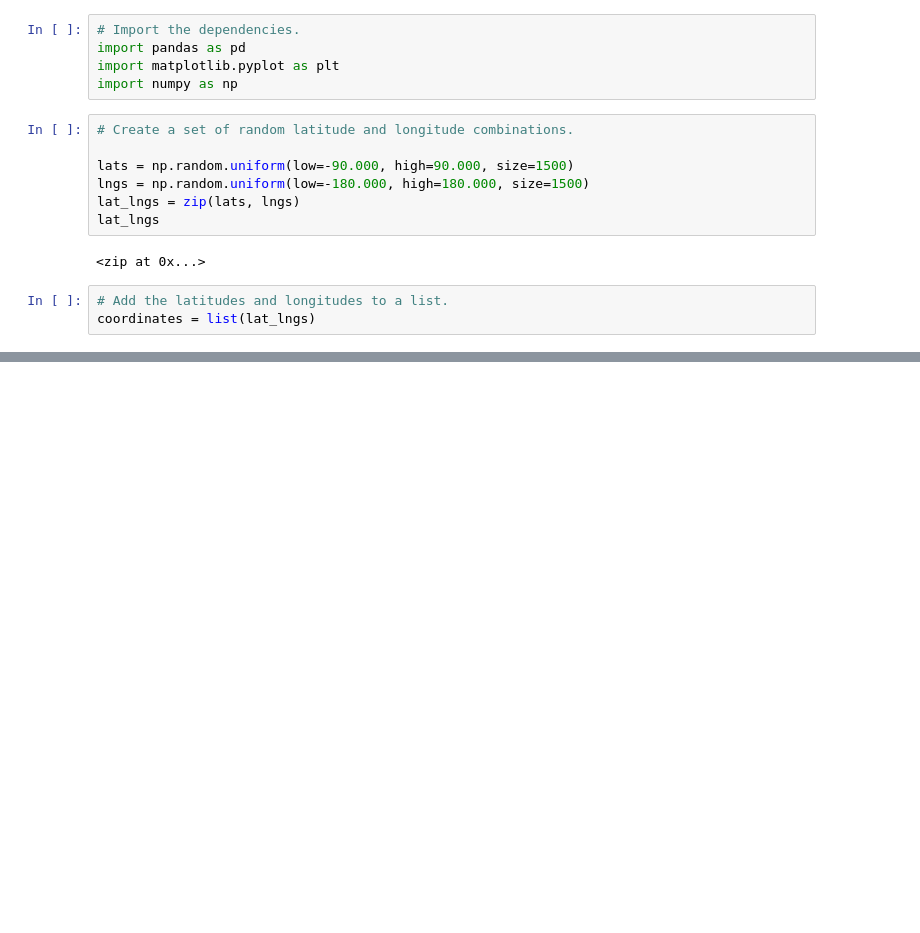
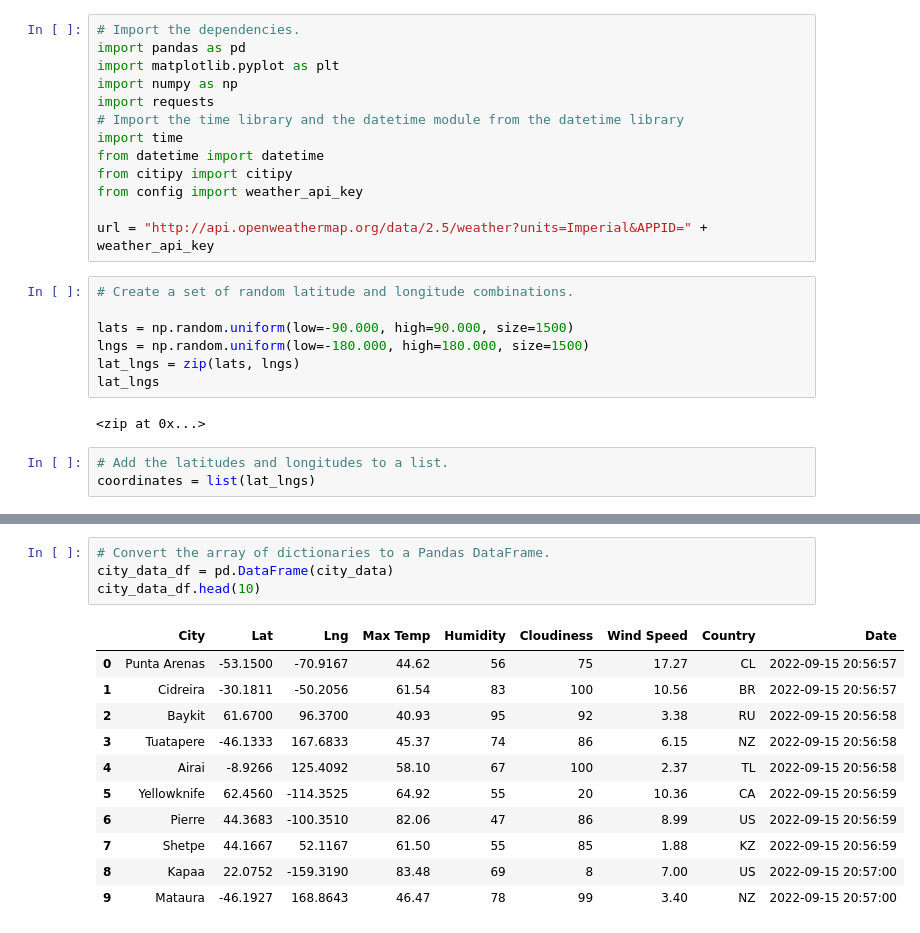
Before and after one commit to jasonmontes94/World_Weather_Analysis, a Jupyter notebook: WeatherPy.ipynb, the cells around one changed output, grey strips where cells are left out. Drawn from its saved outputs; the diff is of its cells as text; blank space fills up the shorter version.

Commit message:
Created dataframe for cities.

```diff
--- a/WeatherPy.ipynb
+++ b/WeatherPy.ipynb
@@ -3,6 +3,14 @@
 import pandas as pd
 import matplotlib.pyplot as plt
 import numpy as np
+import requests
+# Import the time library and the datetime module from the datetime library
+import time
+from datetime import datetime
+from citipy import citipy
+from config import weather_api_key
+
+url = "http://api.openweathermap.org/data/2.5/weather?units=Imperial&APPID=" + weather_api_key
 # %%
 # Create a set of random latitude and longitude combinations.
 
@@ -55,0 +142,16 @@ len(cities)
+# %%
+# Convert the array of dictionaries to a Pandas DataFrame.
+city_data_df = pd.DataFrame(city_data)
+city_data_df.head(10)
+# %% [output]
+|  | City | Lat | Lng | Max Temp | Humidity | Cloudiness | Wind Speed | Country | Date |
+| 0 | Punta Arenas | -53.1500 | -70.9167 | 44.62 | 56 | 75 | 17.27 | CL | 2022-09-15 20:56:57 |
+| 1 | Cidreira | -30.1811 | -50.2056 | 61.54 | 83 | 100 | 10.56 | BR | 2022-09-15 20:56:57 |
+| 2 | Baykit | 61.6700 | 96.3700 | 40.93 | 95 | 92 | 3.38 | RU | 2022-09-15 20:56:58 |
+| 3 | Tuatapere | -46.1333 | 167.6833 | 45.37 | 74 | 86 | 6.15 | NZ | 2022-09-15 20:56:58 |
+| 4 | Airai | -8.9266 | 125.4092 | 58.10 | 67 | 100 | 2.37 | TL | 2022-09-15 20:56:58 |
+| 5 | Yellowknife | 62.4560 | -114.3525 | 64.92 | 55 | 20 | 10.36 | CA | 2022-09-15 20:56:59 |
+| 6 | Pierre | 44.3683 | -100.3510 | 82.06 | 47 | 86 | 8.99 | US | 2022-09-15 20:56:59 |
+| 7 | Shetpe | 44.1667 | 52.1167 | 61.50 | 55 | 85 | 1.88 | KZ | 2022-09-15 20:56:59 |
+| 8 | Kapaa | 22.0752 | -159.3190 | 83.48 | 69 | 8 | 7.00 | US | 2022-09-15 20:57:00 |
+| 9 | Mataura | -46.1927 | 168.8643 | 46.47 | 78 | 99 | 3.40 | NZ | 2022-09-15 20:57:00 |
```
Also changed, not shown: parts of 6 cells of this notebook, 4 other files.
